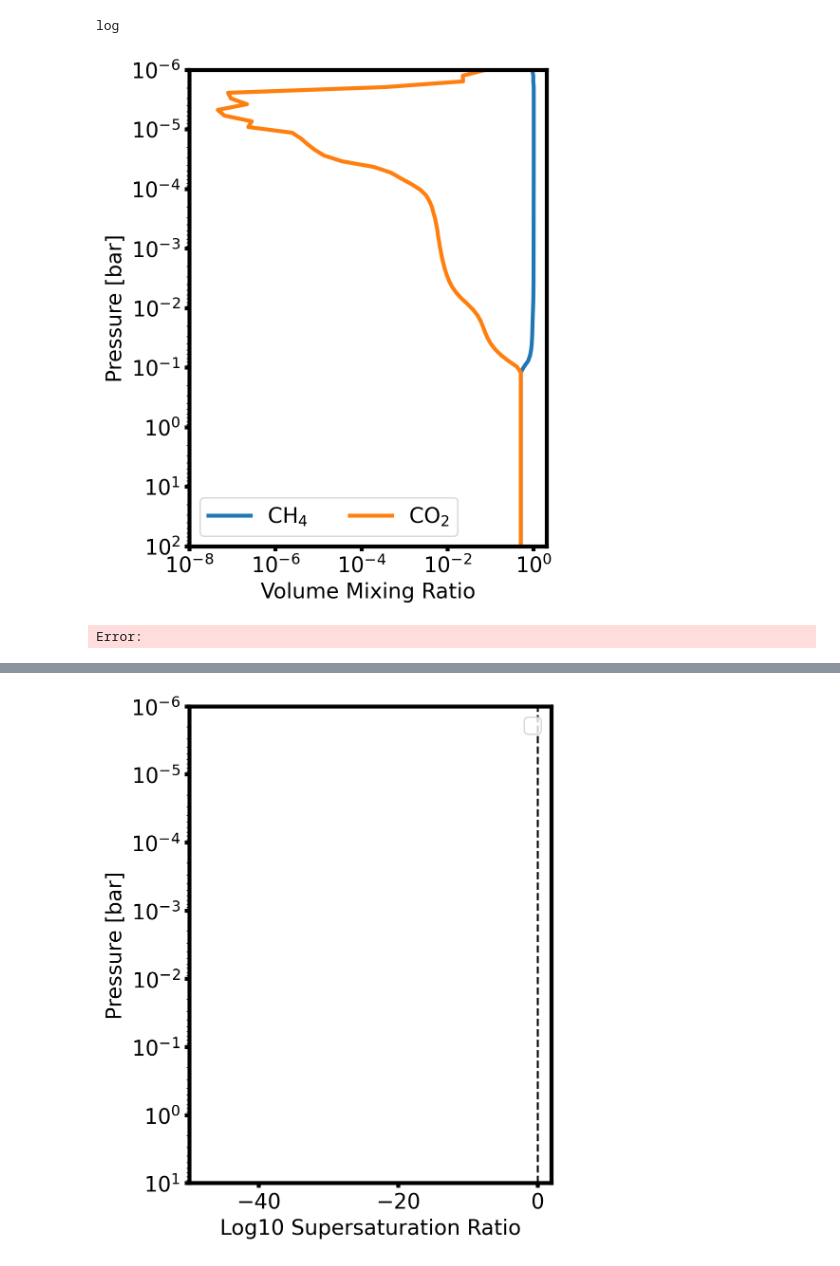
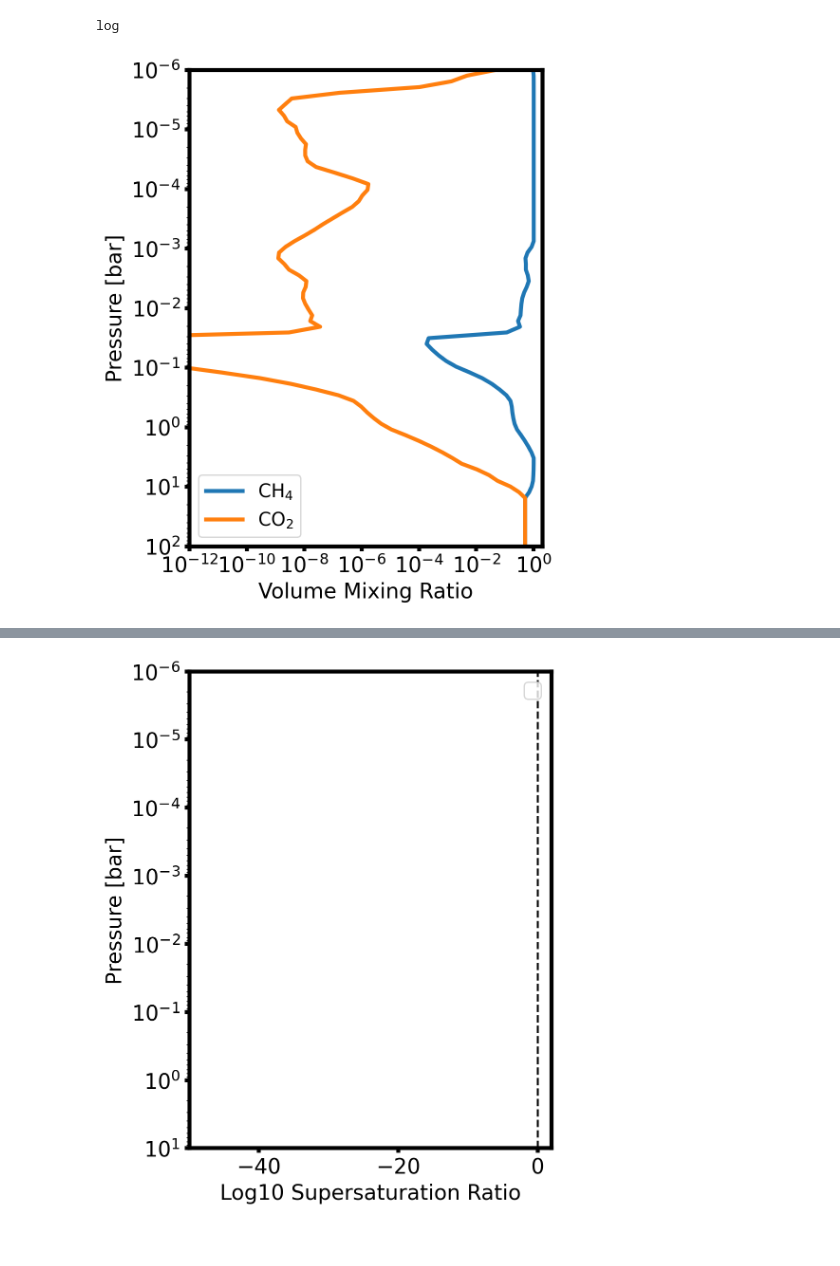
Before and after one commit to DavidDahlbudding/chelio, a Jupyter notebook: analyze/1_IndividualRun.ipynb, the cells around one changed output, grey strips where cells are left out. Cells and saved outputs as stored; diff of their text form; code cells hidden in the pictures.

```diff
--- a/analyze/1_IndividualRun.ipynb
+++ b/analyze/1_IndividualRun.ipynb
@@ -16,7 +16,7 @@ from mixfile_utils import p_sat
 # Load a single simulation run
 # All data loading, parsing, and iteration handling is done by ChelioRun.
 output_folder = "../output/CIA_comparison_HELIOS/"
-run_name = "CIA_CO2-CH4_2020_Tint=200K_Psurf=100bar"
+run_name = "CIA_CO2-CH4_2017_Tex=150K_Tint=150K_Psurf=100bar"
 #run_name = "Earth_Tint=150K_Psurf=10bar_aH=1.0_aC=0.1_aO=0.01_aN=1.0"
 #run_name = "Earth_P0=1e8_Tint=50_CplusO=1e-2_CtoO=0.59"
 #run_name = "test"
@@ -56,7 +56,7 @@ def increase_size(ax, linewidth=3, fontsize=14, legendcols=1, legendloc='best'):
     ax.xaxis.set_tick_params(labelsize=fontsize)
     ax.yaxis.set_tick_params(labelsize=fontsize)
     if legendloc != 'no':
-        ax.legend(fontsize=fontsize, ncols=legendcols, loc=legendloc)
+        ax.legend(fontsize=fontsize-2, ncols=legendcols, loc=legendloc)
 # %%
 # Plot the T-P profile evolution across all iterations
 fig, ax = plt.subplots(1, 1, figsize=(5, 6))
@@ -126,9 +124,9 @@ plt.show()
 # %%
 # Plot molecular mixing ratios for the final converged step
-i = -1
+i = 5
 
 # Find
-threshold = 1e-8
+threshold = 1e-12
 
 if threshold is not None:
     mask = run.mols_vmr[i] > threshold
@@ -140,37 +138,47 @@ else:
 target_molecules = np.array(run.mol_names)[mask]
 
 fig, ax = plt.subplots(1, 1, figsize=(5, 6))
 
 # plot_profile can now take a list of molecules to plot
 plot_profile(
     run,
     param_key=target_molecules,
     y_axis='pressure',
     log_x=True,
     ax=ax,
     iteration_index=i,
     mol_type='mol'
 )
 
+if False: # plot missing fraction as a reference
+    # get data from figure
+    lines = ax.get_lines()
+    mrs = []
+    for line in lines:
+        x_data = line.get_xdata()
+        y_data = line.get_ydata()
+        mrs.append(x_data)
+    mrs = np.array(mrs)
+    missing = 1 - np.sum(mrs, axis=0)
+    plt.plot(missing, run.pressures_bar[-1,:], color='grey', linestyle='--',linewidth=1, label='Invisible', zorder=0)
+
 print(ax.get_xscale())
 ax.set_xscale('log')
-ax.set_xlim(1e-8, 2)
-
-#ax.set_xlim(1e-12, 2e0)
+ax.set_xlim(threshold, 2)
+ax.set_xticks([1e-12, 1e-10, 1e-8, 1e-6, 1e-4, 1e-2, 1e0])
 ax.set_ylim(np.nanmax(run.pressures_bar), np.nanmin(run.pressures_bar))
 ax.set_xlabel("Volume Mixing Ratio")
 ax.set_title(run.run_name.replace("_", ", "))
 
 # turn on preferred options
 #set_white(ax)
-increase_size(ax, linewidth=3, fontsize=16, legendcols=2)
+increase_size(ax, linewidth=3, fontsize=16, legendcols=1)
 ax.set_title('', fontsize=16)
 #ax.set_ylabel('')
 plt.tight_layout()
-#plt.savefig(f"images/JulyPoster/FinalChem_{run_name}.svg", format="svg", transparent=True)
+#plt.savefig(f"images/CIA_Paper/FinalChem_{run_name}.pdf", format="pdf", transparent=True)
 
 plt.show()
 # %% [output]
 log
-[figure, old version]
+[figure, new version]
-Error:
```
Also changed, not shown: parts of 4 cells of this notebook, 4 other files.
